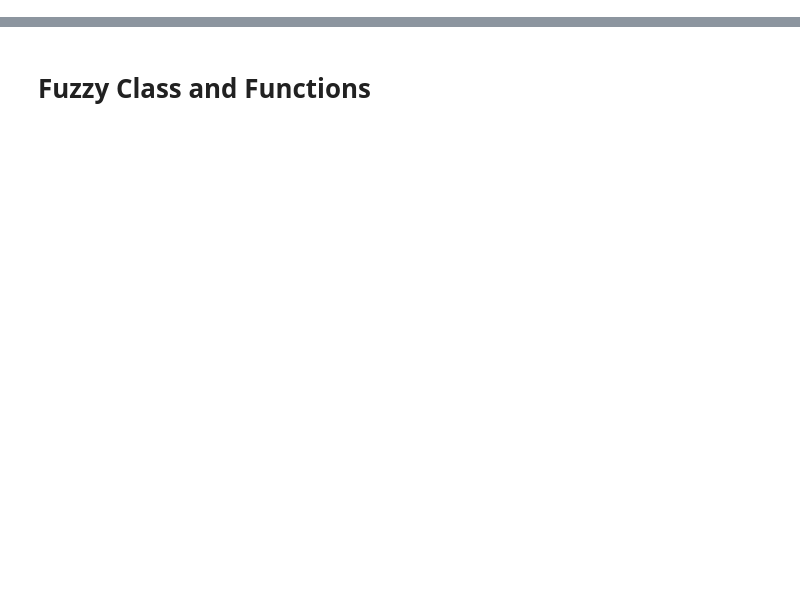
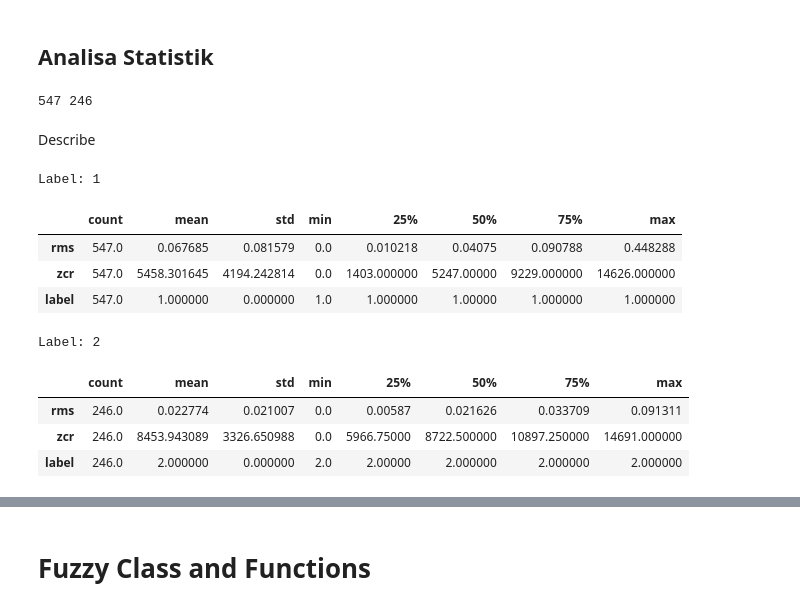
Before and after one commit to FathanAM0/Dasar-Kecerdasan-Artificial_Tugas-Besar, a Jupyter notebook: code_Fuzzy.ipynb, the cells around one changed output, grey strips where cells are left out. Drawn from its saved outputs; the diff is of its cells as text; code cells hidden in the pictures; blank space fills up the shorter version.

```diff
--- a/code_Fuzzy.ipynb
+++ b/code_Fuzzy.ipynb
@@ -10,0 +28,16 @@ THRESHOLD = 0.5
+# %% [markdown]
+## Analisa Statistik
+# %%
+t1 = 0
+t2 = 0
+for i in y:
+    if i == 1:
+        t1 += 1
+    else:
+        t2 += 1
+
+print(t1, t2)
+# %% [output]
+547 246
+# %% [markdown]
+Describe
@@ -10,0 +47,15 @@ THRESHOLD = 0.5
+# %%
+for label in df_raw['label'].unique():
+    print(f"Label: {label}")
+    display(df_raw[df_raw['label'] == label].describe().T)
+# %% [output]
+Label: 1
+|  | count | mean | std | min | 25% | 50% | 75% | max |
+| rms | 547.0 | 0.067685 | 0.081579 | 0.0 | 0.010218 | 0.04075 | 0.090788 | 0.448288 |
+| zcr | 547.0 | 5458.301645 | 4194.242814 | 0.0 | 1403.000000 | 5247.00000 | 9229.000000 | 14626.000000 |
+| label | 547.0 | 1.000000 | 0.000000 | 1.0 | 1.000000 | 1.00000 | 1.000000 | 1.000000 |
+Label: 2
+|  | count | mean | std | min | 25% | 50% | 75% | max |
+| rms | 246.0 | 0.022774 | 0.021007 | 0.0 | 0.00587 | 0.021626 | 0.033709 | 0.091311 |
+| zcr | 246.0 | 8453.943089 | 3326.650988 | 0.0 | 5966.75000 | 8722.500000 | 10897.250000 | 14691.000000 |
+| label | 246.0 | 2.000000 | 0.000000 | 2.0 | 2.00000 | 2.000000 | 2.000000 | 2.000000 |
```
Also changed, not shown: parts of 36 cells of this notebook.
